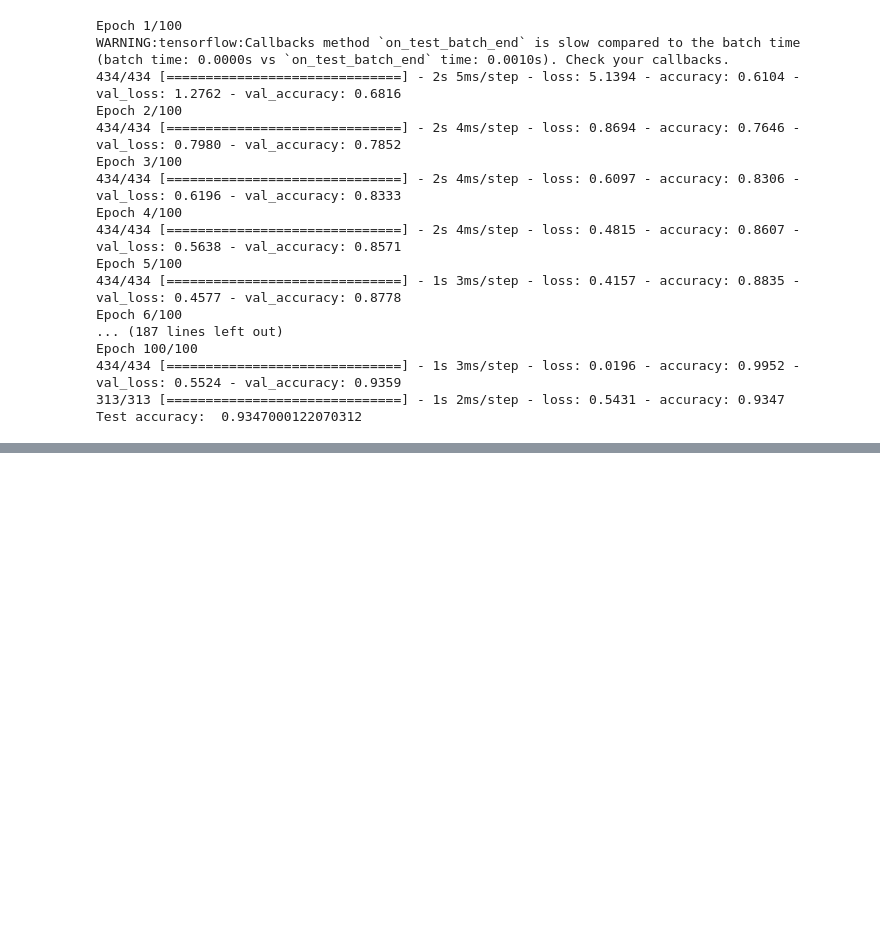
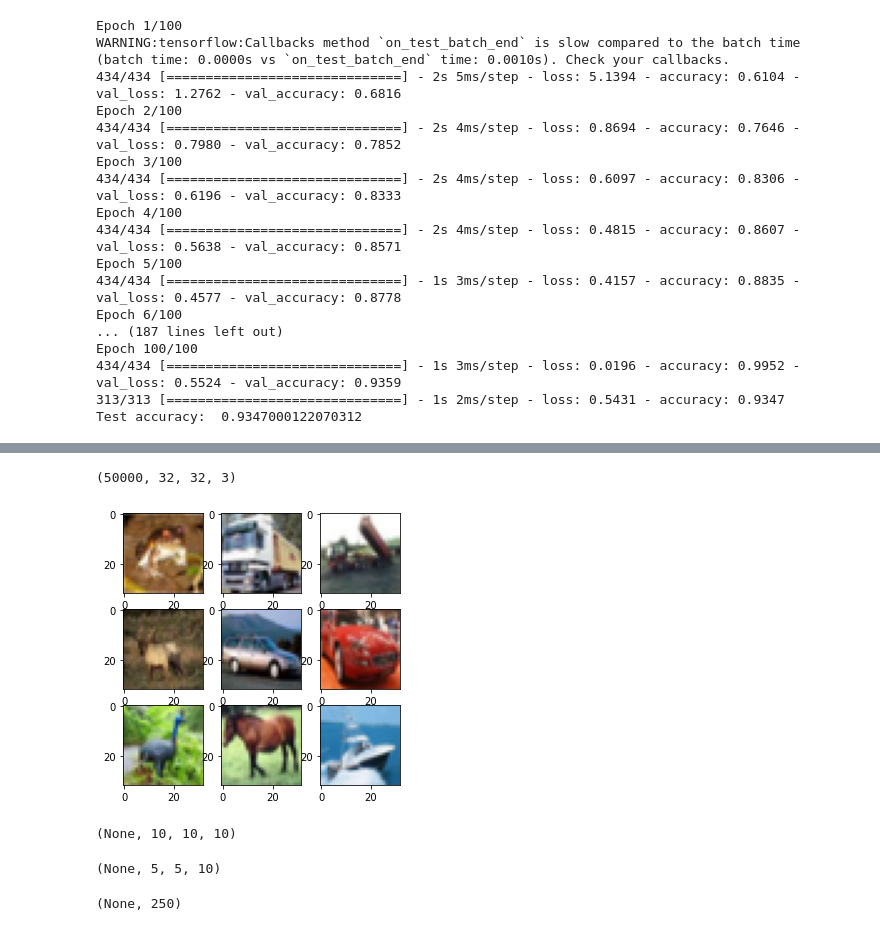
Before and after one commit to ineed-coffee/multicampus-AI-engineering, a Jupyter notebook: AI응용 프로그램 개발을 위한 AI 모델링/20.11.19/test1119.ipynb, the cells around one changed output, grey strips where cells are left out. Drawn from its saved outputs; the diff is of its cells as text; code cells hidden in the pictures; blank space fills up the shorter version.

```diff
--- a/AI응용 프로그램 개발을 위한 AI 모델링/20.11.19/test1119.ipynb
+++ b/AI응용 프로그램 개발을 위한 AI 모델링/20.11.19/test1119.ipynb
@@ -210,0 +302,2 @@ Test accuracy:  0.9347000122070312
+# %%
+(xtrain,ytrain),_ = cifar10.load_data()
@@ -210,0 +307,20 @@ Test accuracy:  0.9347000122070312
+# %%
+xtrain.shape
+# %% [output]
+(50000, 32, 32, 3)
+# %%
+fig = plt.figure(figsize = (5, 5))
+for i in range(9):
+    fig.add_subplot(3, 3, i+1)
+    plt.imshow(xtrain[i])
+
+plt.show()
+# %% [output]
+[figure, added]
+# %%
+model = Sequential()
+model.add(Conv2D(input_shape = (10, 10, 3), filters = 10, kernel_size = (3,3), strides = (1,1), padding = 'same'))
+
+print(model.output_shape)
+# %% [output]
+(None, 10, 10, 10)
@@ -210,0 +329,9 @@ Test accuracy:  0.9347000122070312
+# %%
+print(model.output_shape)
+# %% [output]
+(None, 5, 5, 10)
+# %%
+model.add(Flatten())
+print(model.output_shape)
+# %% [output]
+(None, 250)
```
Also changed, not shown: parts of 30 cells of this notebook, 1 other file.
